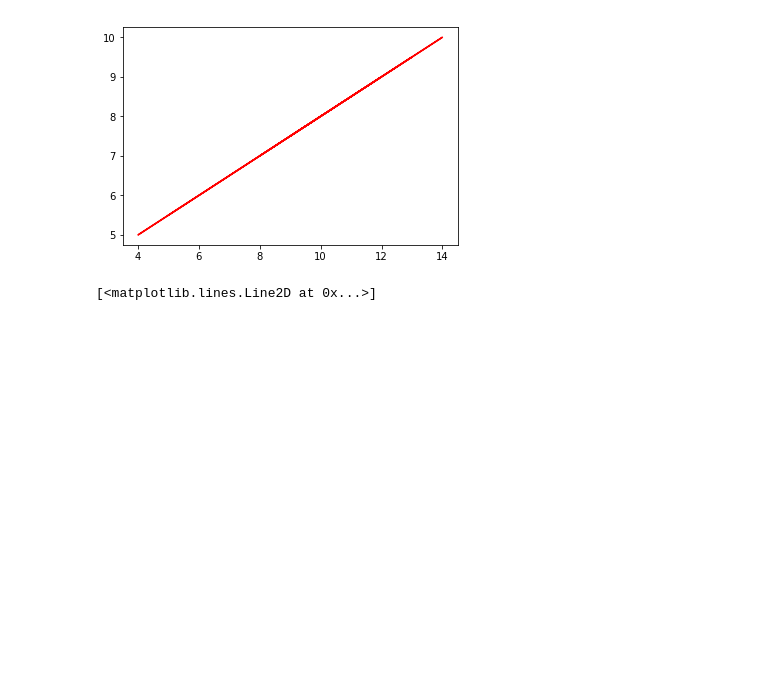
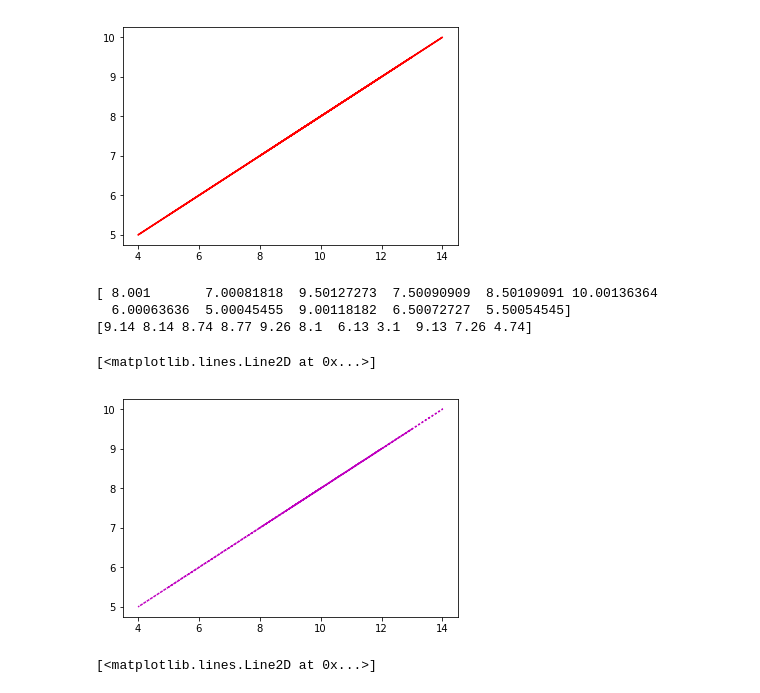
Before and after one commit to MartynaMisk/AnscombesQuarter, a Jupyter notebook: InvestigationAnscombesQuartet.ipynb, the cells around one changed output. Saved outputs shown, nothing was run; the diff lists cells and outputs as text; code cells hidden in the pictures; blank space fills up the shorter version.

```diff
--- a/InvestigationAnscombesQuartet.ipynb
+++ b/InvestigationAnscombesQuartet.ipynb
@@ -273,4 +278,15 @@ plt.plot(x,np.polyval(p1,x),'r-') #This shows me the line of best fit for the Da
 # %% [output]
 [<matplotlib.lines.Line2D at 0x...>]
 [figure]
+# %%
+yfit = p1[0] * x1 + p1[1] #I want to calculate the fit value
+print(yfit) #predicted values
+print(y2) #actual values
+plt.plot(x1,yfit,'m:') #plotted
+# %% [output]
+[ 8.001       7.00081818  9.50127273  7.50090909  8.50109091 10.00136364
+  6.00063636  5.00045455  9.00118182  6.50072727  5.50054545]
+[9.14 8.14 8.74 8.77 9.26 8.1  6.13 3.1  9.13 7.26 4.74]
+[<matplotlib.lines.Line2D at 0x...>]
+[figure, added]
 # %%
```
Also changed, not shown: parts of 31 cells of this notebook.
